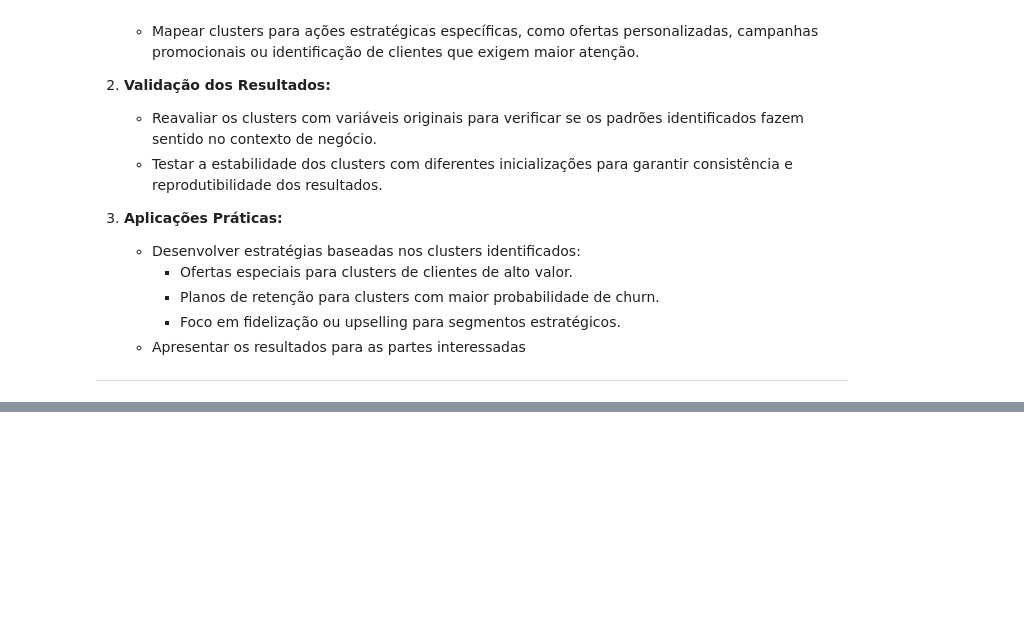
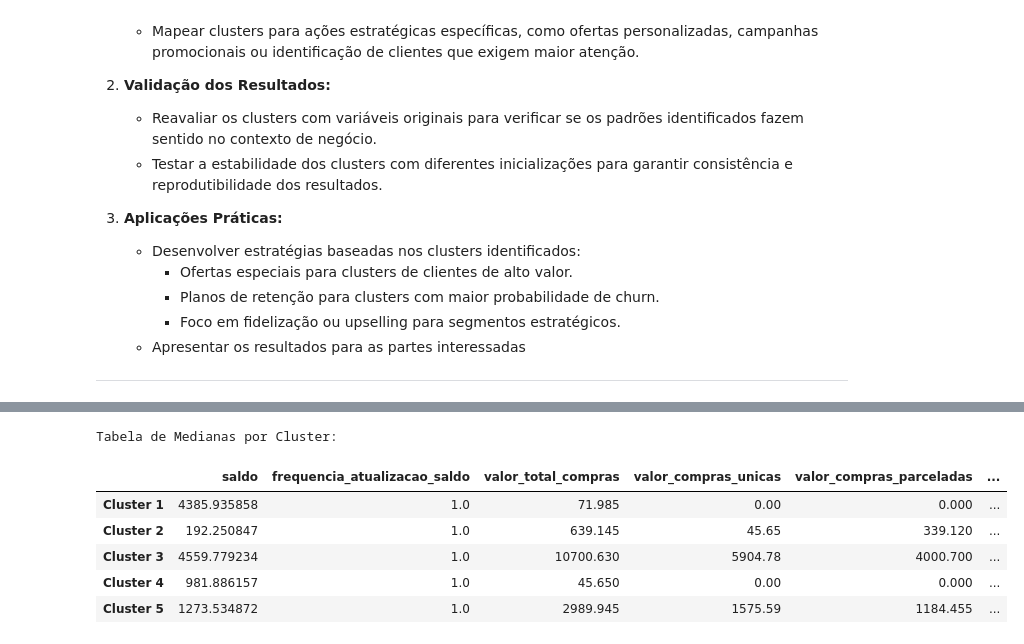
Before and after one commit to tnleite/credit-card-customer-clustering, a Jupyter notebook: 02-Analise/credit-card-customer-clustering.ipynb, the cells around one changed output, grey strips where cells are left out. Drawn from its saved outputs; the diff is of its cells as text; code cells hidden in the pictures; blank space fills up the shorter version.

```diff
--- a/02-Analise/credit-card-customer-clustering.ipynb
+++ b/02-Analise/credit-card-customer-clustering.ipynb
@@ -1812,0 +1860,50 @@ Cluster 5: (1032, 19)
+# %%
+# ----------------------------------------------------------
+# Cálculo das Medianas por Cluster para as variáveis
+# ----------------------------------------------------------
+
+# Lista de variáveis a serem analisadas (ajuste conforme necessário)
+# Essas variáveis são as que serão analisadas para calcular a mediana em cada cluster
+variaveis = ['saldo', 'frequencia_atualizacao_saldo', 'valor_total_compras', 'valor_compras_unicas',
+             'valor_compras_parceladas', 'valor_adiantamento_dinheiro', 'frequencia_compras',
+             'frequencia_compras_unicas', 'frequencia_compras_parceladas', 'frequencia_adiantamento_dinheiro',
+             'numero_transacoes_adiantamento_dinheiro', 'numero_transacoes_compras', 'limite_credito',
+             'valor_pagamentos', 'valor_minimo_pagamentos', 'percentual_pagamento_integral', 'tempo_servico']
+
+# Criando um dicionário para armazenar os clusters, cada cluster representado por seu respectivo DataFrame
+# A variável 'clusters' contém os 5 clusters já atribuídos com seus respectivos dados.
+clusters = {
+    1: cluster_1,
+    2: cluster_2,
+    3: cluster_3,
+    4: cluster_4,
+    5: cluster_5
+}
+
+# Lista para armazenar as medianas de cada cluster para cada variável
+medianas_clusters = {}
+
+# Calculando a mediana para cada variável por cluster
+# O loop percorre cada cluster, calcula a mediana das variáveis e armazena no dicionário 'medianas_clusters'
+for cluster_id, cluster_data in clusters.items():
+    medianas_clusters[cluster_id] = cluster_data[variaveis].median()
+
+# Convertendo os resultados das médias para um DataFrame para facilitar a visualização em tabela
+# Transpondo o DataFrame para que os clusters apareçam nas linhas e as variáveis nas colunas
+medianas_df = pd.DataFrame(medianas_clusters).T  # Transpondo para ter os clusters nas linhas
+
+# Renomeando o índice do DataFrame para 'Cluster 1', 'Cluster 2', etc., para melhor identificação
+medianas_df.index = [f'Cluster {i}' for i in range(1, 6)]
+
+# Exibindo a tabela com as médias
+# Essa tabela facilita a comparação das características centrais de cada cluster
+print("Tabela de Medianas por Cluster:")
+medianas_df
+# %% [output]
+Tabela de Medianas por Cluster:
+|  | saldo | frequencia_atualizacao_saldo | valor_total_compras | valor_compras_unicas | valor_compras_parceladas | ... |
+| Cluster 1 | 4385.935858 | 1.0 | 71.985 | 0.00 | 0.000 | ... |
+| Cluster 2 | 192.250847 | 1.0 | 639.145 | 45.65 | 339.120 | ... |
+| Cluster 3 | 4559.779234 | 1.0 | 10700.630 | 5904.78 | 4000.700 | ... |
+| Cluster 4 | 981.886157 | 1.0 | 45.650 | 0.00 | 0.000 | ... |
+| Cluster 5 | 1273.534872 | 1.0 | 2989.945 | 1575.59 | 1184.455 | ... |
```
Also changed, not shown: parts of 16 cells of this notebook.
